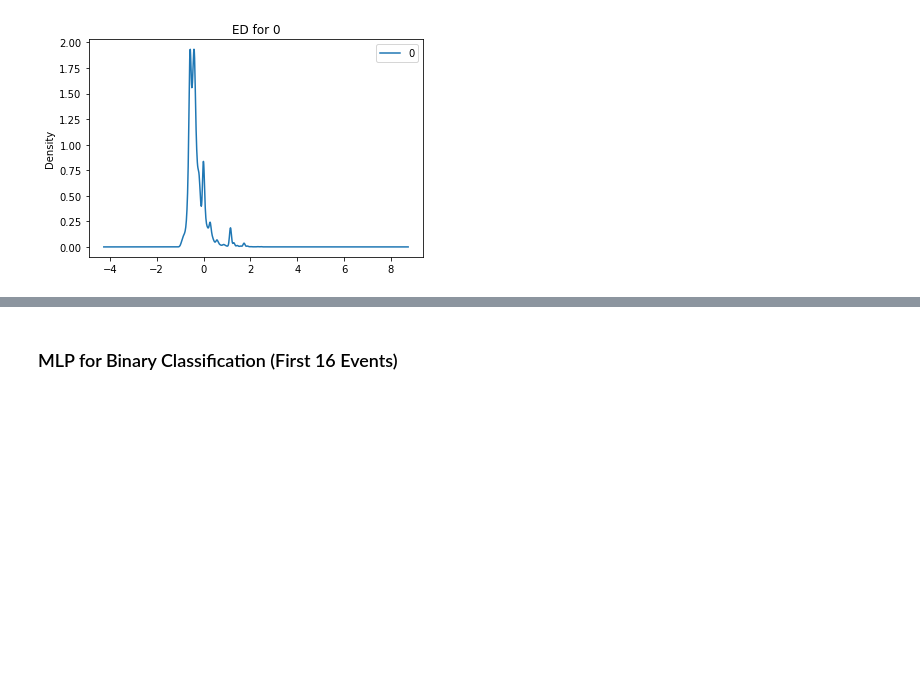
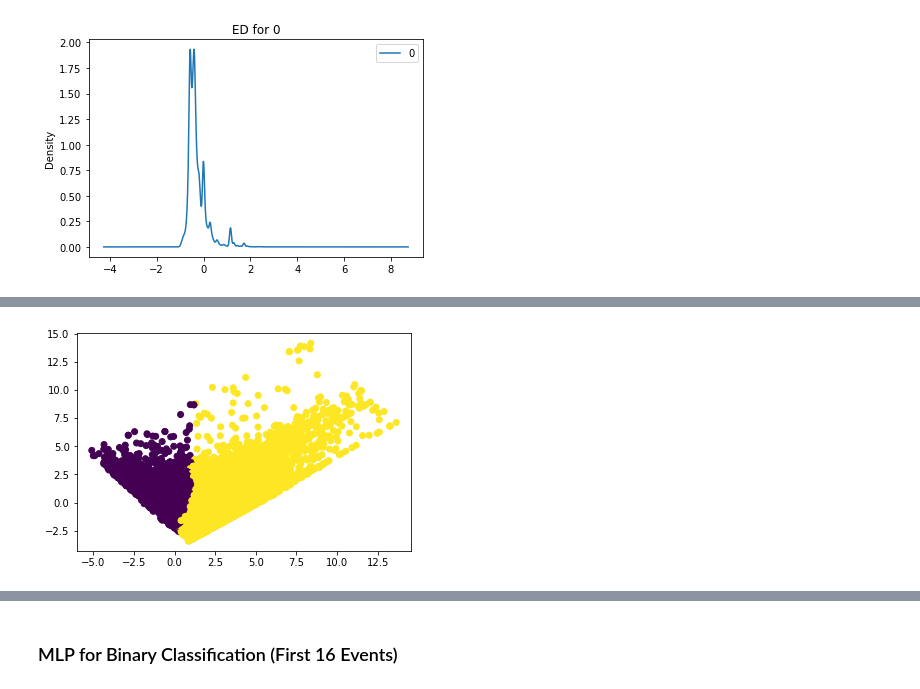
Before and after one commit to Data-ScienceHub/ETM, a Jupyter notebook: Code/FinalModel.ipynb, the cells around one changed output, grey strips where cells are left out. Saved outputs shown, nothing was run; the diff lists cells and outputs as text; code cells hidden in the pictures; blank space fills up the shorter version.

```diff
--- a/Code/FinalModel.ipynb
+++ b/Code/FinalModel.ipynb
@@ -150,3 +182,9 @@ for i in range(data.shape[1]):
+# %%
+# 2d projection of the plot
+plt.scatter(points[:, 0], points[:, 1], c=labels)
+plt.show();
+# %% [output]
+[figure, added]
 # %%
 from google.colab import files
 
```
Also changed, not shown: parts of 12 cells of this notebook.
